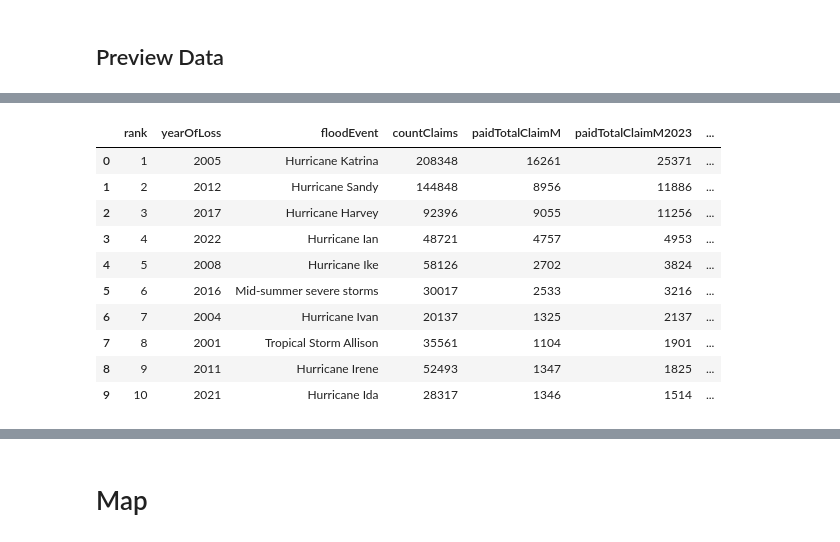
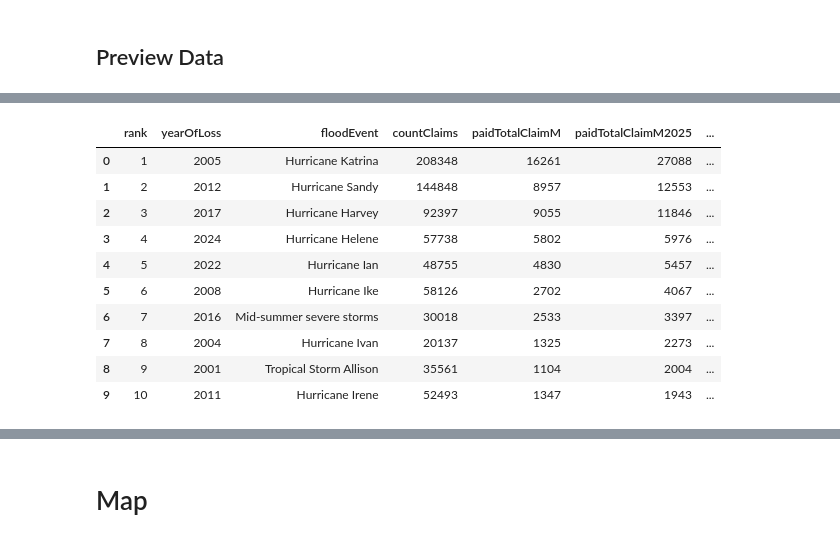
Before and after one commit to mebauer/duckdb-fema-nfip, a Jupyter notebook: figures.ipynb, the cells around one changed output, grey strips where cells are left out. Saved outputs shown, nothing was run; the diff lists cells and outputs as text; code cells hidden in the pictures.

```diff
--- a/figures.ipynb
+++ b/figures.ipynb
@@ -11,7 +11,10 @@ import duckdb
 import matplotlib.ticker as ticker
 import matplotlib as mpl
 from mpl_toolkits.axes_grid1 import make_axes_locatable
+
 import cpi
+cpi.update()
+from datetime import date
 
 plt.rcParams['savefig.facecolor'] = 'white'
 # %%
@@ -460,7 +443,6 @@ event_df = con.sql("""
         claims
     WHERE
         floodEvent NOT NULL
-        AND yearOfLoss < 2024
     GROUP BY
         yearOfLoss,
         floodEvent
@@ -479,11 +460,0 @@ event_df.head()
-# %%
-# adjust in 2023 dollars
-event_df["paidTotalClaim2023"] = event_df.apply(
-    lambda x: cpi.inflate(
-        x.paidTotalClaim,
-        x.yearOfLoss,
-        to=2023),
-    axis=1
-)
-
-event_df.head(10)
@@ -501,0 +461,15 @@ event_df.head(10)
+# %%
+event_df['yearOfLossFormatted'] = pd.to_datetime(event_df['yearOfLoss'].astype(str) + "-01-01")
+
+# adjust in 2025 dollars
+timestamp = pd.Timestamp(date(2025, 1, 1))
+
+event_df["paidTotalClaim2025"] = event_df.apply(
+    lambda x: cpi.inflate(
+        x.paidTotalClaim,
+        x.yearOfLossFormatted,
+        to=timestamp),
+    axis=1
+)
+
+event_df.head(10)
@@ -502,46 +488,46 @@ event_df.head(10)
 # %%
-# transform raw dollars to Millions and calculate average paid claim
+# transform raw dollars to millions and calculate average paid claim
 event_df = (
     event_df
     .assign(
         paidTotalClaimM = event_df['paidTotalClaim'] / 1_000_000,
-        paidTotalClaimM2023 = event_df['paidTotalClaim2023'] / 1_000_000,
-        averagePaidClaim2023 = event_df['paidTotalClaim2023'] / event_df['countClaims']
+        paidTotalClaimM2025 = event_df['paidTotalClaim2025'] / 1_000_000,
+        averagePaidClaim2025 = event_df['paidTotalClaim2025'] / event_df['countClaims']
     )
-    .astype({'paidTotalClaimM':int, 'paidTotalClaimM2023':int, 'averagePaidClaim2023':int})
+    .astype({'paidTotalClaimM':int, 'paidTotalClaimM2025':int, 'averagePaidClaim2025':int})
 
-# sort by top 10 events on paid claims in 2023 dollars
-    .sort_values(by='paidTotalClaim2023', ascending=False)
+    # sort by top 10 events on paid claims in 2025 dollars
+    .sort_values(by='paidTotalClaim2025', ascending=False)
     .head(10)
     .reset_index(drop=True)
 )
 
 # add rank of events
 event_df['rank'] = range(1, 11)
 
 # rearrange columns
 cols = [
     'rank', 'yearOfLoss', 'floodEvent',
     'countClaims', 'paidTotalClaimM',
-    'paidTotalClaimM2023', 'averagePaidClaim2023'
+    'paidTotalClaimM2025', 'averagePaidClaim2025'
 ]
 
 event_df = event_df.loc[:, cols]
 
 # preview
 event_df
 # %% [output]
-|  | rank | yearOfLoss | floodEvent | countClaims | paidTotalClaimM | paidTotalClaimM2023 | ... |
-| 0 | 1 | 2005 | Hurricane Katrina | 208348 | 16261 | 25371 | ... |
-| 1 | 2 | 2012 | Hurricane Sandy | 144848 | 8956 | 11886 | ... |
-| 2 | 3 | 2017 | Hurricane Harvey | 92396 | 9055 | 11256 | ... |
-| 3 | 4 | 2022 | Hurricane Ian | 48721 | 4757 | 4953 | ... |
-| 4 | 5 | 2008 | Hurricane Ike | 58126 | 2702 | 3824 | ... |
-| 5 | 6 | 2016 | Mid-summer severe storms | 30017 | 2533 | 3216 | ... |
-| 6 | 7 | 2004 | Hurricane Ivan | 20137 | 1325 | 2137 | ... |
-| 7 | 8 | 2001 | Tropical Storm Allison | 35561 | 1104 | 1901 | ... |
-| 8 | 9 | 2011 | Hurricane Irene | 52493 | 1347 | 1825 | ... |
-| 9 | 10 | 2021 | Hurricane Ida | 28317 | 1346 | 1514 | ... |
+|  | rank | yearOfLoss | floodEvent | countClaims | paidTotalClaimM | paidTotalClaimM2025 | ... |
+| 0 | 1 | 2005 | Hurricane Katrina | 208348 | 16261 | 27088 | ... |
+| 1 | 2 | 2012 | Hurricane Sandy | 144848 | 8957 | 12553 | ... |
+| 2 | 3 | 2017 | Hurricane Harvey | 92397 | 9055 | 11846 | ... |
+| 3 | 4 | 2024 | Hurricane Helene | 57738 | 5802 | 5976 | ... |
+| 4 | 5 | 2022 | Hurricane Ian | 48755 | 4830 | 5457 | ... |
+| 5 | 6 | 2008 | Hurricane Ike | 58126 | 2702 | 4067 | ... |
+| 6 | 7 | 2016 | Mid-summer severe storms | 30018 | 2533 | 3397 | ... |
+| 7 | 8 | 2004 | Hurricane Ivan | 20137 | 1325 | 2273 | ... |
+| 8 | 9 | 2001 | Tropical Storm Allison | 35561 | 1104 | 2004 | ... |
+| 9 | 10 | 2011 | Hurricane Irene | 52493 | 1347 | 1943 | ... |
 # %%
 # convert to Markdown for README display
 print(event_df.to_markdown(index=False))
```
Also changed, not shown: parts of 31 cells of this notebook, 5 other files.
